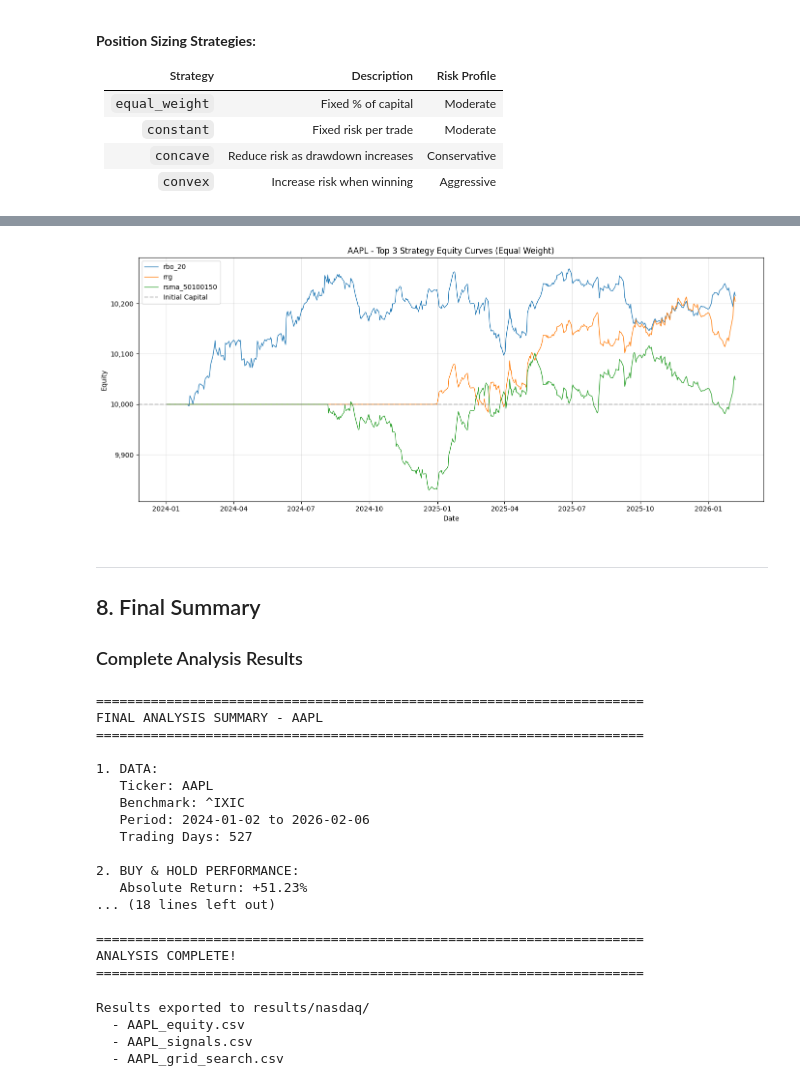
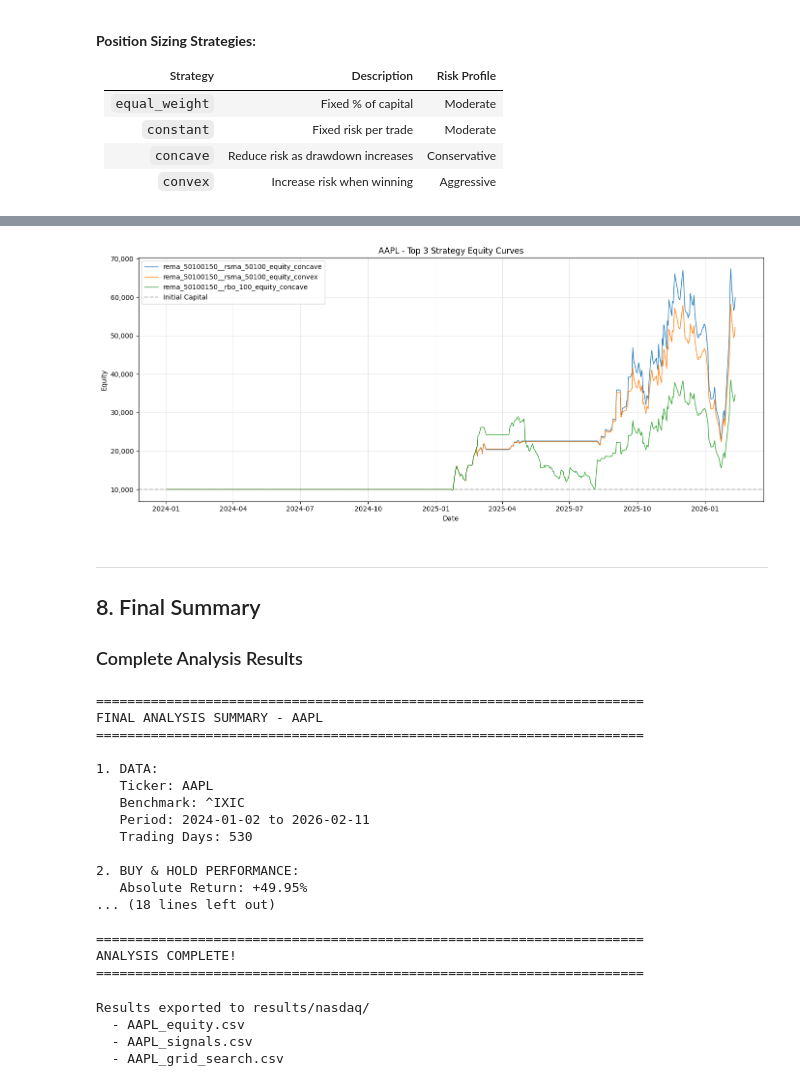
Before and after one commit to marcogaudio/algoshort, a Jupyter notebook: notebooks/nasdaq/AAPL.ipynb, the cells around one changed output, grey strips where cells are left out. Saved outputs shown, nothing was run; the diff lists cells and outputs as text; code cells hidden in the pictures.

```diff
--- a/notebooks/nasdaq/AAPL.ipynb
+++ b/notebooks/nasdaq/AAPL.ipynb
@@ -132,9 +132,8 @@ AAPL:
 df = handler.get_ohlc_data(TICKER)
 bmk = handler.get_ohlc_data(BENCHMARK)
 
-# Filter data to start from START_DATE (cache may contain older data)
-df = df[df['date'] >= START_DATE].reset_index(drop=True)
-bmk = bmk[bmk['date'] >= START_DATE].reset_index(drop=True)
+# Add FX column (required for some calculations)
+# Set to 1 for same currency
 df['fx'] = 1
 
 print(f"AAPL Data Shape: {df.shape}")
@@ -392,4 +391,10 @@ if 'rrg' in df.columns:
     print(f"\n  rrg (Floor/Ceiling Regime):")
     print(f"    Bullish (1):  {counts.get(1.0, 0):>5} bars ({counts.get(1.0, 0)/len(df)*100:.1f}%)")
     print(f"    Bearish (-1): {counts.get(-1.0, 0):>5} bars ({counts.get(-1.0, 0)/len(df)*100:.1f}%)")
+
+# Also compute absolute regime
+df = regime_fc.compute_regime(
+    relative=False, lvl=3, vlty_n=63, threshold=0.05,
+    dgt=3, d_vol=1, dist_pct=0.05, retrace_pct=0.05, r_vol=1.0
+)
 # %% [output]
@@ -492,6 +499,13 @@ GRID SEARCH COMPLETE
 ======================================================================
 Successful combinations: 100
 Failed combinations: 0
+# %%
+# =============================================================================
+# UPDATE SIGNAL COLUMNS WITH COMBINED SIGNALS
+# =============================================================================
+# Add grid search combined signals to signal_columns
+# so they are processed through returns, stop loss, and position sizing
+signal_columns = results.output_column.tolist() + signal_columns
 # %%
 # =============================================================================
 # GRID SEARCH RESULTS
@@ -688,24 +707,30 @@ Calculating Position Sizes...
 print("\nEquity Curve Summary:")
 print("=" * 60)
 
-equity_cols = [col for col in df.columns if '_equity_equal' in col]
+# Find all equity columns (equal, constant, concave, convex)
+equity_cols = [col for col in df.columns if '_equity_' in col]
 
 equity_results = []
 for col in equity_cols:
-    signal_name = col.replace('_equity_equal', '')
     final_equity = df[col].iloc[-1]
     total_return = (final_equity / INITIAL_CAPITAL - 1) * 100
     max_equity = df[col].max()
     max_drawdown = (df[col].min() - max_equity) / max_equity * 100
     equity_results.append({
-        'Signal': signal_name,
+        'equity_signal': col,
         'Final Equity': final_equity,
         'Total Return': total_return,
         'Max Drawdown': max_drawdown
     })
 
-equity_df = pd.DataFrame(equity_results).sort_values('Total Return', ascending=False)
-print(equity_df.to_string(index=False))
+equity_df = pd.DataFrame(equity_results).sort_values('Final Equity', ascending=False)
+equity_df['combination_name'] = equity_df['equity_signal'].str.replace(r'_equity.*$', '', regex=True)
+equity_df = equity_df.merge(results[['combination_name', 'total_trades']], on='combination_name', how='left').sort_values('Final Equity', ascending=False).reset_index(drop=True)
+
+# Create backward-compatible 'Signal' column for analyze_results.py
+equity_df['Signal'] = equity_df['equity_signal']
+
+print(equity_df.head(20).to_string(index=False))
 # %% [output]
 Equity Curve Summary:
 ============================================================
@@ -724,28 +752,28 @@ rema_50100150     9582.7065     -4.172935     -4.501935
 # %%
 # =============================================================================
 # VISUALIZE EQUITY CURVES
 # =============================================================================
-top_signals = equity_df.head(3)['Signal'].tolist()
+top_signals = equity_df.head(3)['equity_signal'].tolist()
 
 fig, ax = plt.subplots(figsize=(14, 6))
 
-for signal in top_signals:
-    equity_col = f'{signal}_equity_equal'
-    ax.plot(df['date'], df[equity_col], label=signal, linewidth=1)
+for equity_col in top_signals:
+    if equity_col in df.columns:
+        ax.plot(df['date'], df[equity_col], label=equity_col, linewidth=1)
 
 ax.axhline(y=INITIAL_CAPITAL, color='gray', linestyle='--', alpha=0.5, label='Initial Capital')
 
 ax.set_xlabel('Date')
 ax.set_ylabel('Equity')
-ax.set_title(f'AAPL - Top 3 Strategy Equity Curves (Equal Weight)')
+ax.set_title(f'AAPL - Top 3 Strategy Equity Curves')
 ax.legend(loc='best')
 ax.grid(True, alpha=0.3)
 ax.yaxis.set_major_formatter(plt.FuncFormatter(lambda x, p: f'{x:,.0f}'))
 
 plt.tight_layout()
 plt.show()
 # %% [output]
-[figure, old version]
+[figure, new version]
 # %% [markdown]
 ---
 
@@ -774,7 +802,7 @@ print(f"   Relative Return (vs ^IXIC): {rel_return:+.2f}%")
 
 best_strategy = equity_df.iloc[0]
 print(f"\n3. BEST STRATEGY:")
-print(f"   Signal: {best_strategy['Signal']}")
+print(f"   Signal: {best_strategy['equity_signal']}")
 print(f"   Total Return: {best_strategy['Total Return']:+.2f}%")
 print(f"   Final Equity: {best_strategy['Final Equity']:,.0f}")
 
@@ -808,11 +836,11 @@ FINAL ANALYSIS SUMMARY - AAPL
 1. DATA:
    Ticker: AAPL
    Benchmark: ^IXIC
-   Period: 2024-01-02 to 2026-02-06
-   Trading Days: 527
+   Period: 2024-01-02 to 2026-02-11
+   Trading Days: 530
 
 2. BUY & HOLD PERFORMANCE:
-   Absolute Return: +51.23%
+   Absolute Return: +49.95%
 ... (18 lines left out)
 
 ======================================================================
```
Also changed, not shown: parts of 17 cells of this notebook, 9 other files.
